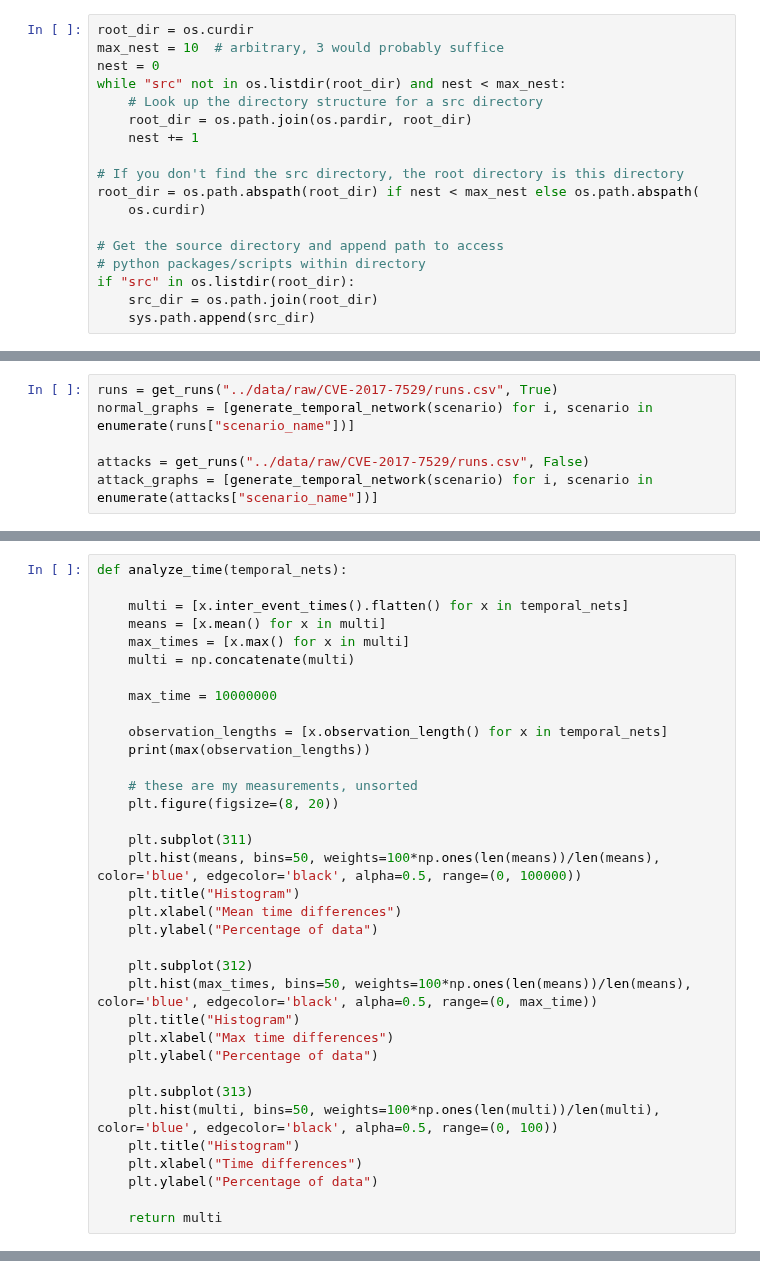
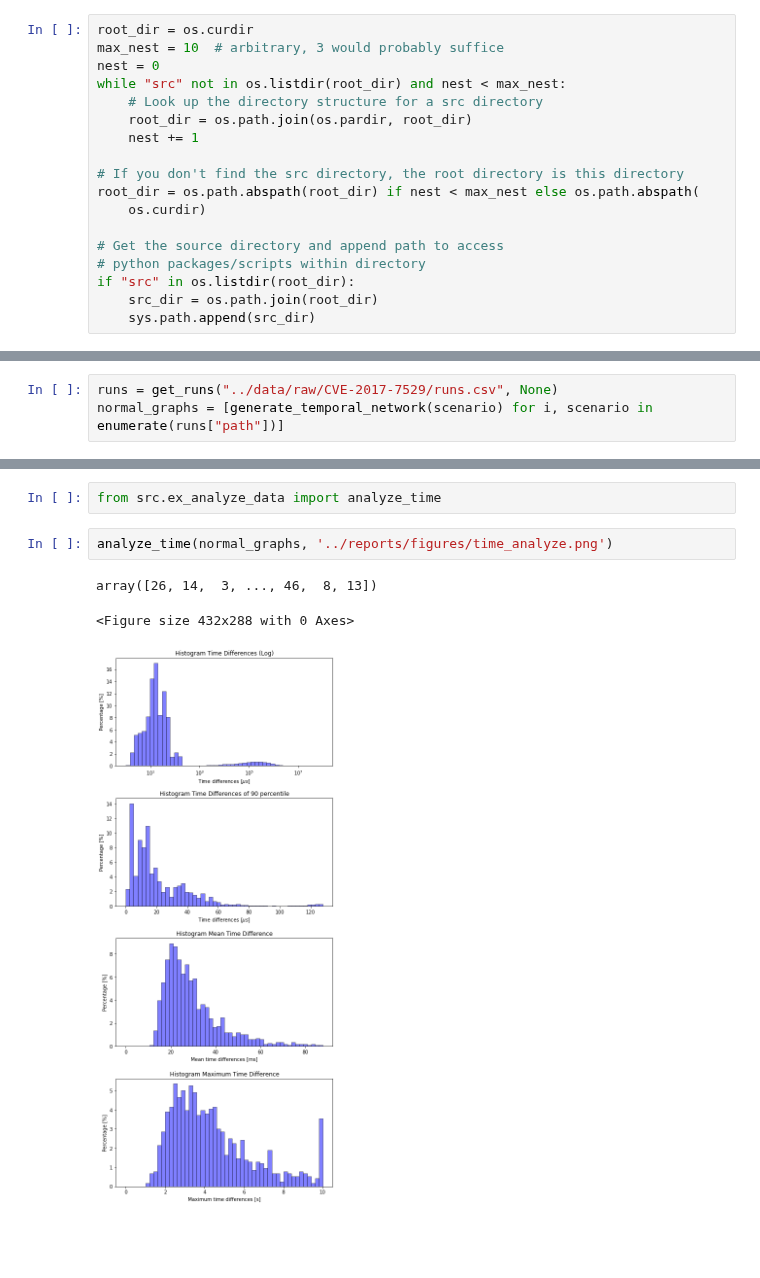
Before and after one commit to j-petit/leipzig_hids, a Jupyter notebook: notebooks/time_analysis.ipynb, the cells around one changed output, grey strips where cells are left out. Saved outputs shown, nothing was run; the diff lists cells and outputs as text; blank space fills up the shorter version.

```diff
--- a/notebooks/time_analysis.ipynb
+++ b/notebooks/time_analysis.ipynb
@@ -60,9 +58,6 @@ Time stamps:             1527
 Avg. inter-event dt:     32430.695937090433
 Min/Max inter-event dt:  1/5548078
 # %%
-runs = get_runs("../data/raw/CVE-2017-7529/runs.csv", True)
-normal_graphs = [generate_temporal_network(scenario) for i, scenario in enumerate(runs["scenario_name"])]
-
-attacks = get_runs("../data/raw/CVE-2017-7529/runs.csv", False)
-attack_graphs = [generate_temporal_network(scenario) for i, scenario in enumerate(attacks["scenario_name"])]
+runs = get_runs("../data/raw/CVE-2017-7529/runs.csv", None)
+normal_graphs = [generate_temporal_network(scenario) for i, scenario in enumerate(runs["path"])]
 # %% [output]
@@ -86,35 +80,0 @@ attack_graphs = [generate_temporal_network(scenario) for i, scenario in enumerat
-# %%
-def analyze_time(temporal_nets):
-
-    multi = [x.inter_event_times().flatten() for x in temporal_nets]
-    means = [x.mean() for x in multi]
-    max_times = [x.max() for x in multi]
-    multi = np.concatenate(multi)
-
-    max_time = 10000000
-
-    observation_lengths = [x.observation_length() for x in temporal_nets]
-    print(max(observation_lengths))
-
-    # these are my measurements, unsorted
-    plt.figure(figsize=(8, 20))
-
-    plt.subplot(311)
-    plt.hist(means, bins=50, weights=100*np.ones(len(means))/len(means), color='blue', edgecolor='black', alpha=0.5, range=(0, 100000))
-    plt.title("Histogram")
-    plt.xlabel("Mean time differences")
-    plt.ylabel("Percentage of data")
-
-    plt.subplot(312)
-    plt.hist(max_times, bins=50, weights=100*np.ones(len(means))/len(means), color='blue', edgecolor='black', alpha=0.5, range=(0, max_time))
-    plt.title("Histogram")
-    plt.xlabel("Max time differences")
-    plt.ylabel("Percentage of data")
-
-    plt.subplot(313)
-    plt.hist(multi, bins=50, weights=100*np.ones(len(multi))/len(multi), color='blue', edgecolor='black', alpha=0.5, range=(0, 100))
-    plt.title("Histogram")
-    plt.xlabel("Time differences")
-    plt.ylabel("Percentage of data")
-
-    return multi
@@ -129,0 +81,8 @@ array([26, 14,  3, ..., 46,  8, 13])
+# %%
+from src.ex_analyze_data import analyze_time
+# %%
+analyze_time(normal_graphs, '../reports/figures/time_analyze.png')
+# %% [output]
+array([26, 14,  3, ..., 46,  8, 13])
+<Figure size 432x288 with 0 Axes>
+[figure, added]
```
Also changed, not shown: parts of 5 cells of this notebook, 11 other files.
